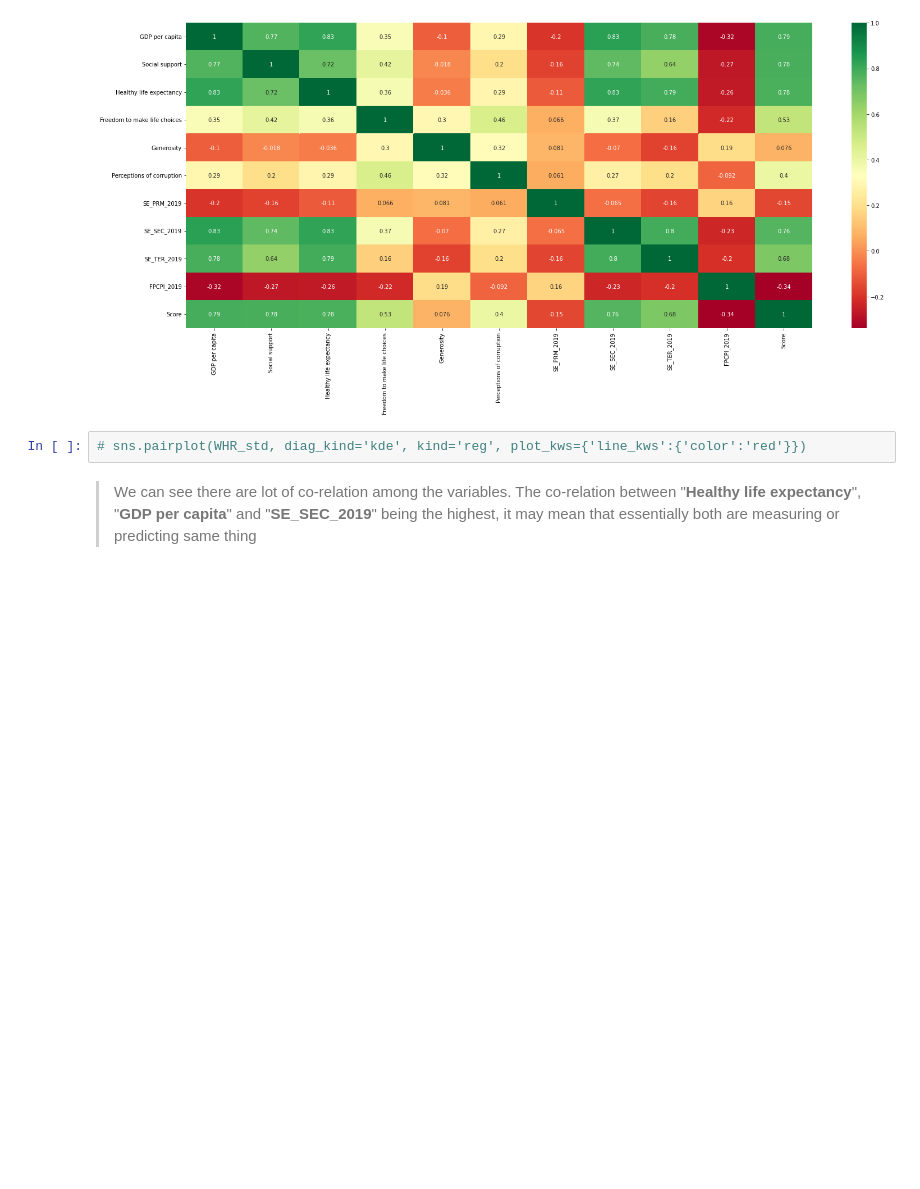
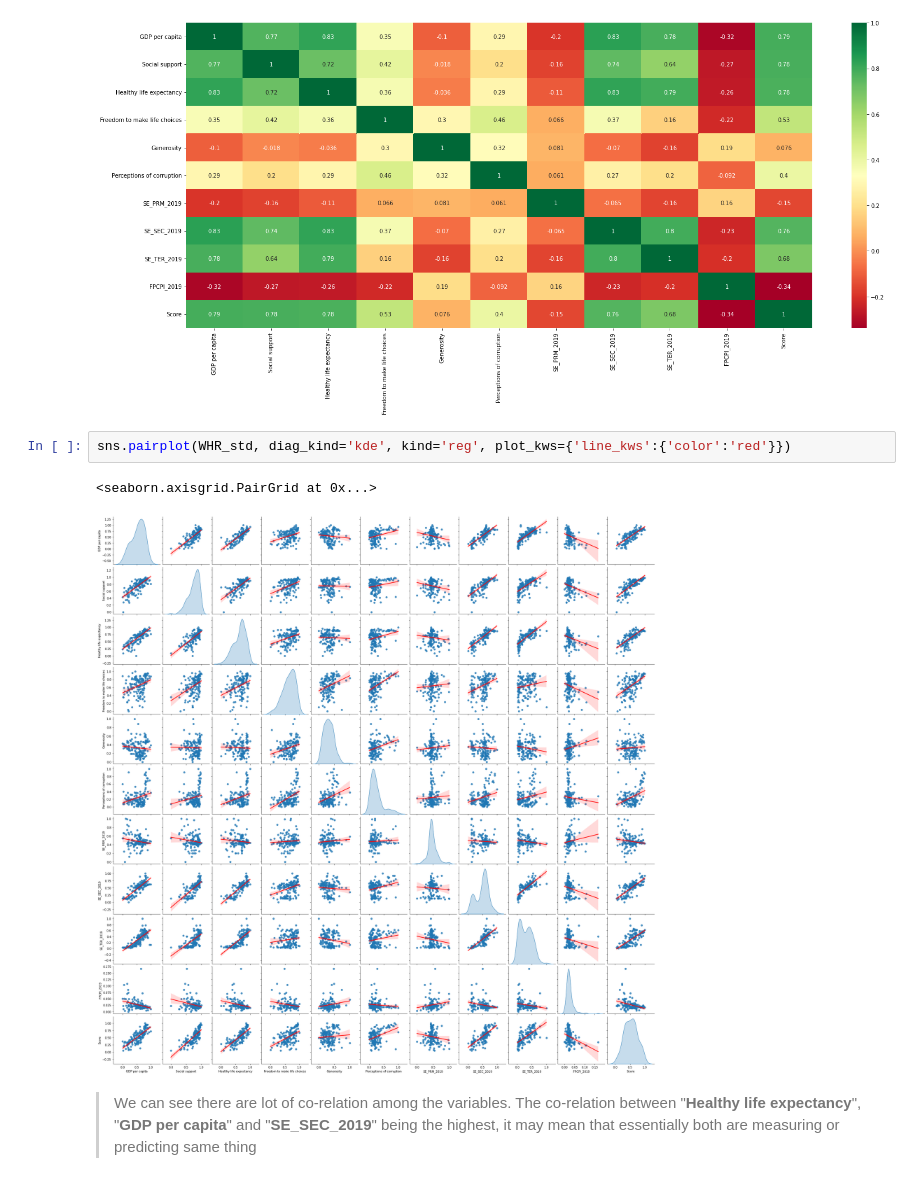
Before and after one commit to YongyanDeng/Word_Happiness_Report, a Jupyter notebook: notebook/World_Happiness_Report_2019.ipynb, the cells around one changed output. Drawn from its saved outputs; the diff is of its cells as text; blank space fills up the shorter version.

```diff
--- a/notebook/World_Happiness_Report_2019.ipynb
+++ b/notebook/World_Happiness_Report_2019.ipynb
@@ -710,7 +730,10 @@ plt.show()
 # %% [output]
 [figure]
 # %%
-# sns.pairplot(WHR_std, diag_kind='kde', kind='reg', plot_kws={'line_kws':{'color':'red'}})
+sns.pairplot(WHR_std, diag_kind='kde', kind='reg', plot_kws={'line_kws':{'color':'red'}})
+# %% [output]
+<seaborn.axisgrid.PairGrid at 0x...>
+[figure, added]
 # %% [markdown]
 
 
```
Also changed, not shown: parts of 3 cells of this notebook.
